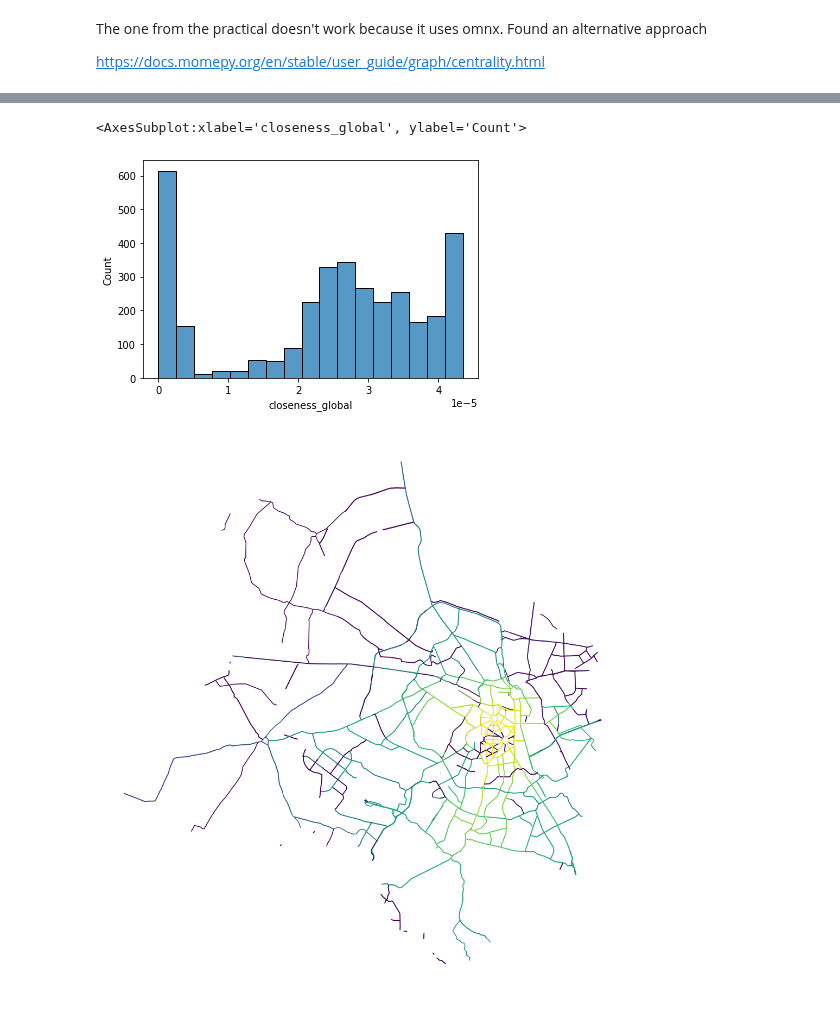
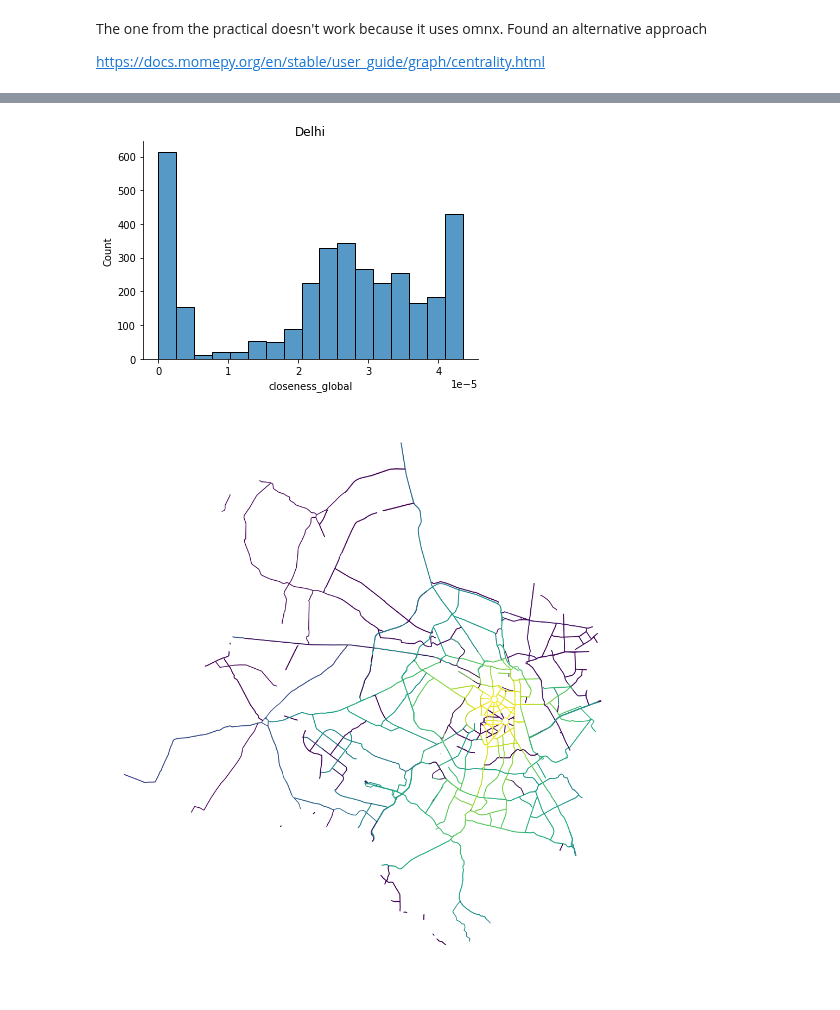
Before and after one commit to akazukin5151/comparative-accessibility, a Jupyter notebook: delhi centrality.ipynb, the cells around one changed output, grey strips where cells are left out. Saved outputs shown, nothing was run; the diff lists cells and outputs as text; code cells hidden in the pictures.

Commit message:
Add centrality histograms

```diff
--- a/delhi centrality.ipynb
+++ b/delhi centrality.ipynb
@@ -95,9 +96,11 @@ plt.savefig('cc_edge.png')
 [figure]
 # %%
 sns.histplot(x=primal_gdf.closeness_global)
+sns.despine()
+plt.title('Delhi')
+plt.savefig('figures/d_cc_hist.png')
 # %% [output]
-<AxesSubplot:xlabel='closeness_global', ylabel='Count'>
-[figure, old version]
+[figure, new version]
 # %%
 _, ax = plt.subplots(figsize=(15 , 15))
 primal_gdf.plot('closeness_global', ax=ax)
```
Also changed, not shown: parts of 2 cells of this notebook, 3 other files.
